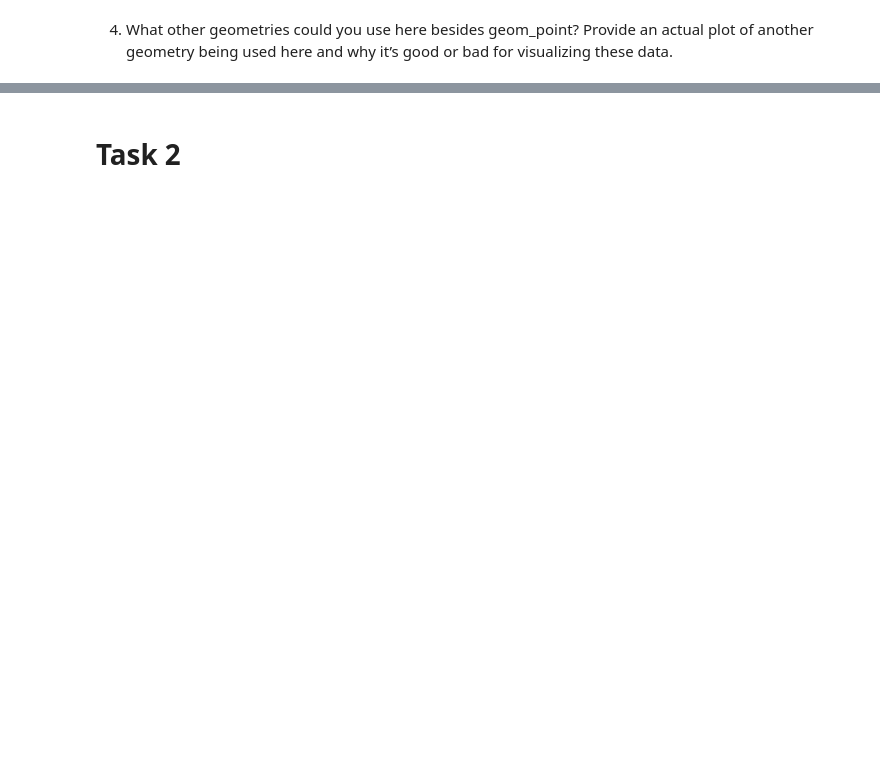
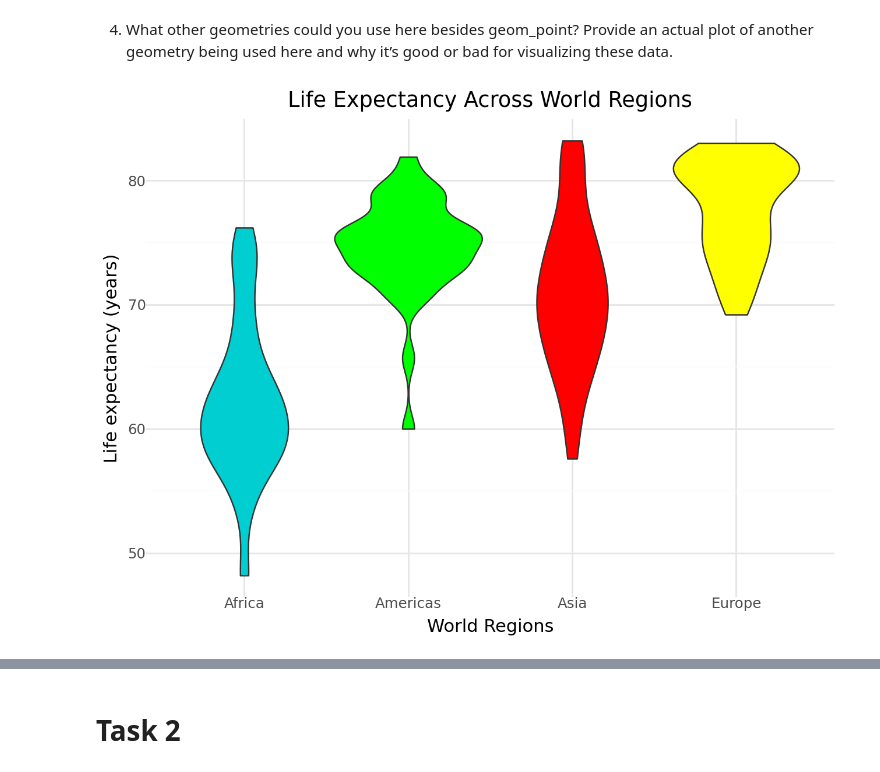
Before and after one commit to samricafrente/GSB-544, a Jupyter notebook: Labs/Lab-1/Lab-1.ipynb, the cells around one changed output, grey strips where cells are left out. Cells and saved outputs as stored; diff of their text form; code cells hidden in the pictures; blank space fills up the shorter version.

```diff
--- a/Labs/Lab-1/Lab-1.ipynb
+++ b/Labs/Lab-1/Lab-1.ipynb
@@ -33,2 +78,22 @@ q1.head()
 # %% [markdown]
 4. What other geometries could you use here besides geom_point? Provide an actual plot of another geometry being used here and why it’s good or bad for visualizing these data.
+# %%
+# Violin Plot
+(ggplot(q1.dropna(), aes(x='four_regions', y='life_exp', fill='four_regions')) +
+    geom_violin() +
+    theme_minimal() +
+    labs(title = "Life Expectancy Across World Regions",
+        x = "World Regions",
+        y = "Life expectancy (years)",
+        fill = "World Regions") +
+    scale_x_discrete(labels={'africa': 'Africa', 'americas': 'Americas', 'asia': 'Asia', 'europe': 'Europe'}) +
+    scale_fill_manual(
+        values={
+            'africa': 'darkturquoise',
+            'americas': 'lime',
+            'asia': 'red',
+            'europe': 'yellow'
+             }) +
+     theme(legend_position='none'))
+# %% [output]
+[figure, added]
```
Also changed, not shown: parts of 21 cells of this notebook, 4 other files.
